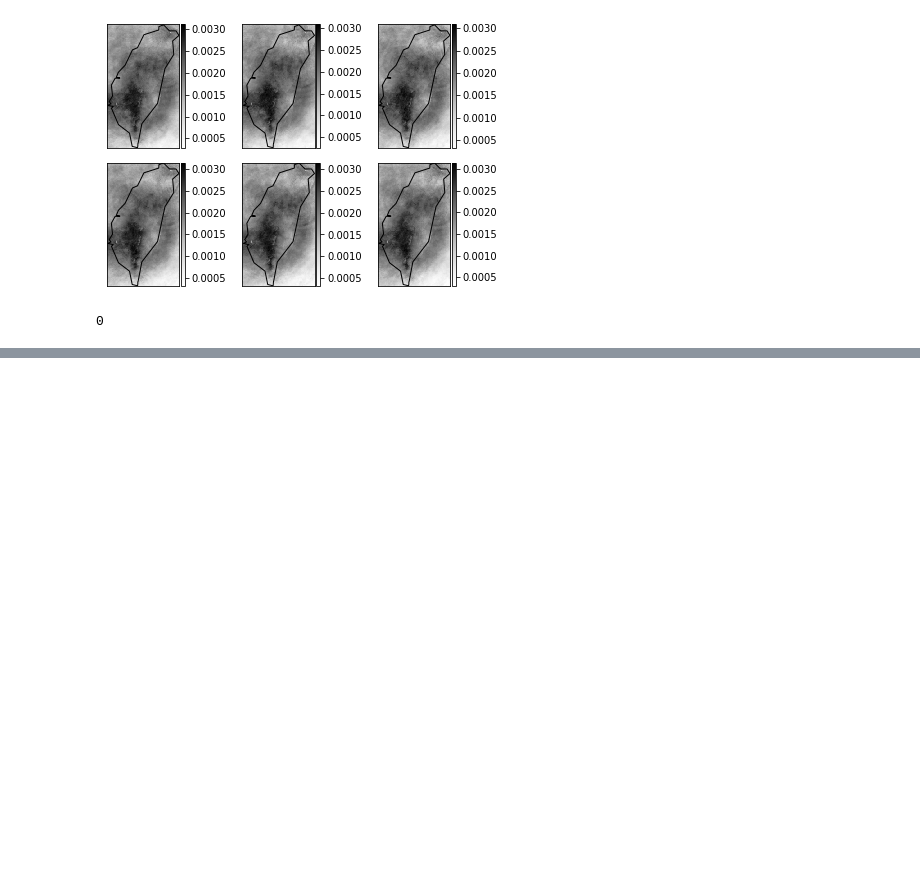
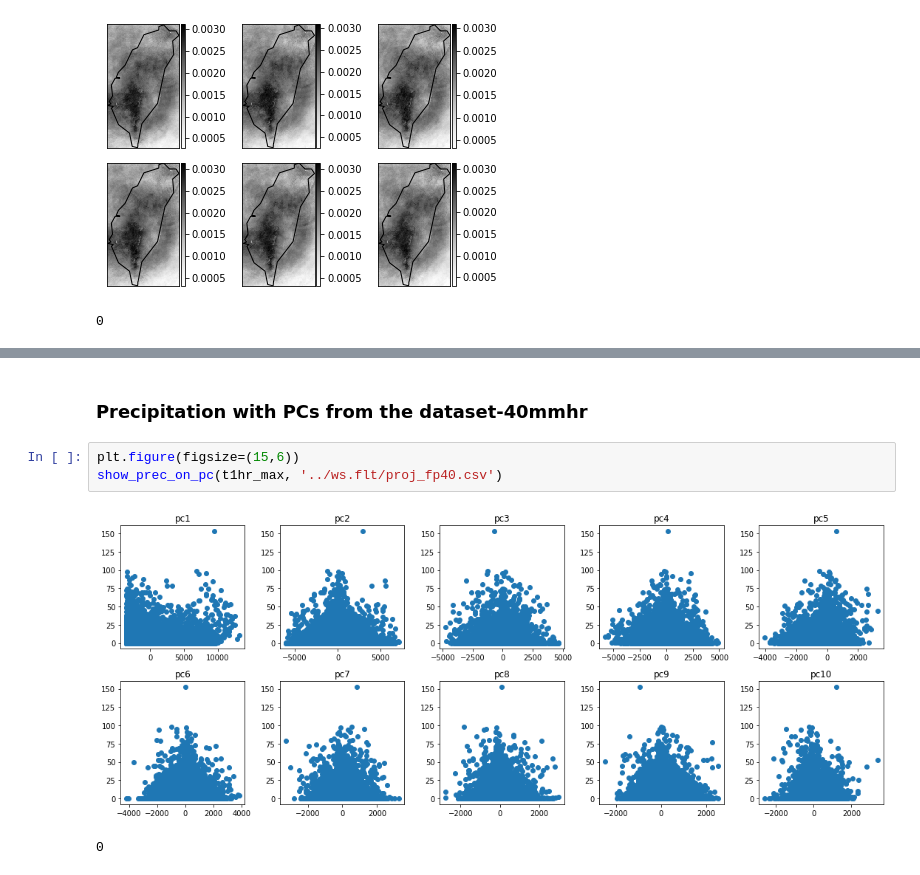
Before and after one commit to tingsyo/qpetw, a Jupyter notebook: examples/tutorial_PCA.ipynb, the cells around one changed output, grey strips where cells are left out. Drawn from its saved outputs; the diff is of its cells as text; blank space fills up the shorter version.

```diff
--- a/examples/tutorial_PCA.ipynb
+++ b/examples/tutorial_PCA.ipynb
@@ -360,0 +459,8 @@ The dedent function was deprecated in Matplotlib 3.1 and will be removed in 3.3.
+# %% [markdown]
+### Precipitation with PCs from the dataset-40mmhr
+# %%
+plt.figure(figsize=(15,6))
+show_prec_on_pc(t1hr_max, '../ws.flt/proj_fp40.csv')
+# %% [output]
+[figure, added]
+0
```
Also changed, not shown: parts of 16 cells of this notebook, 2 other files.
